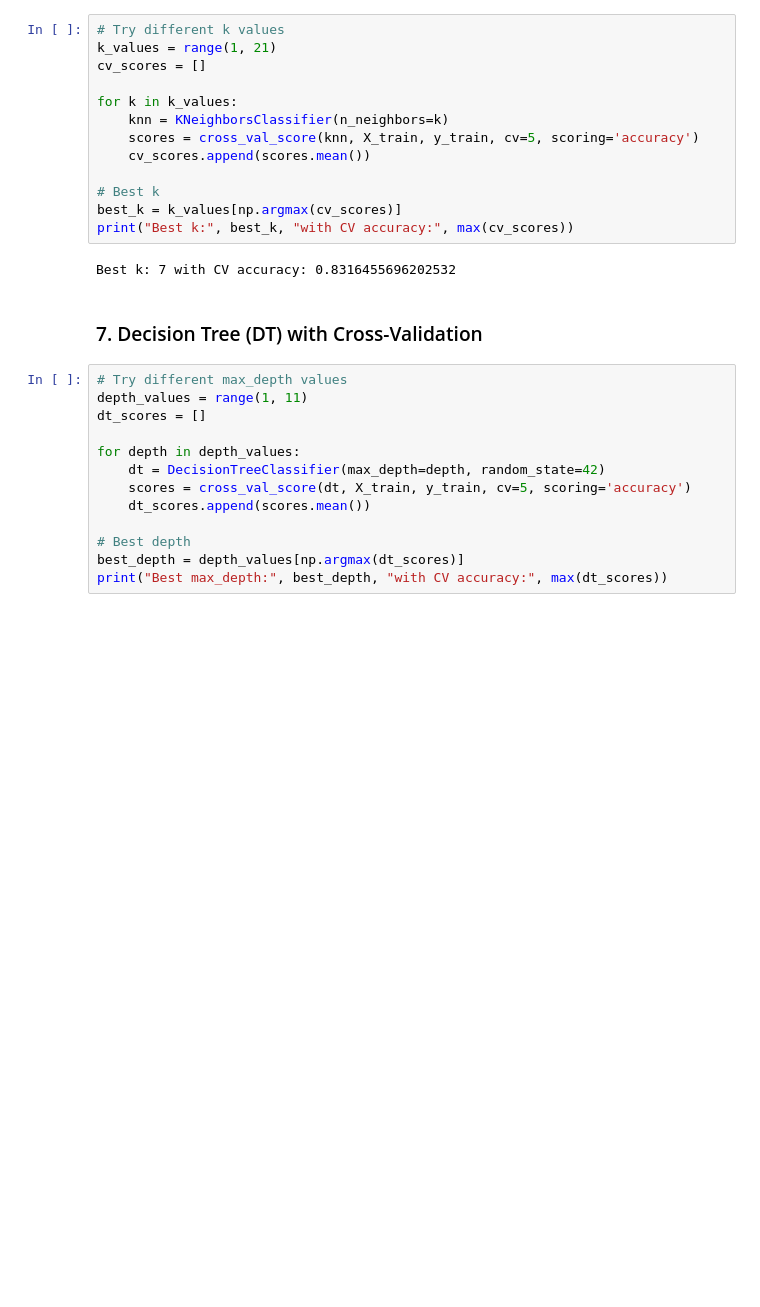
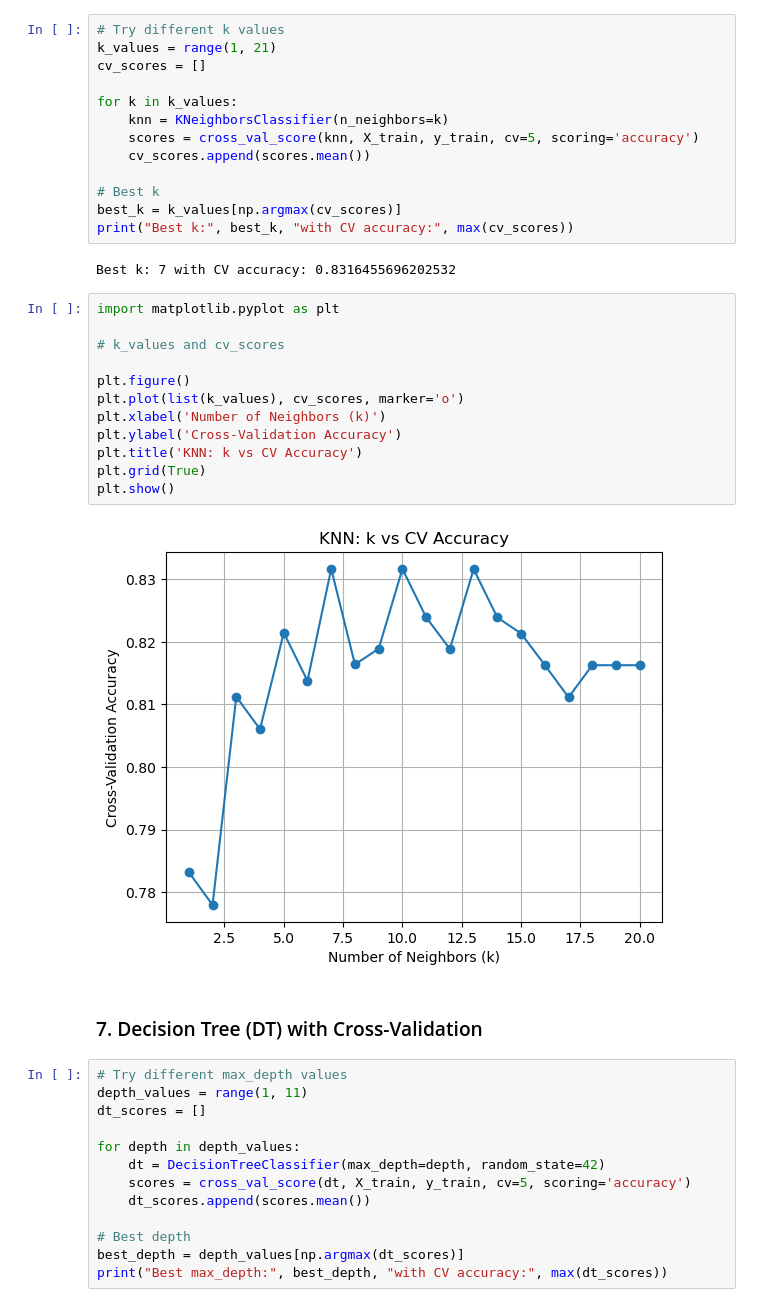
Before and after one commit to Hailegiorgisy/Credit_card_assignment, a Jupyter notebook: credit_card_analysis.ipynb, the cells around one changed output. Saved outputs shown, nothing was run; the diff lists cells and outputs as text; blank space fills up the shorter version.

```diff
--- a/credit_card_analysis.ipynb
+++ b/credit_card_analysis.ipynb
@@ -155,6 +155,20 @@ best_k = k_values[np.argmax(cv_scores)]
 print("Best k:", best_k, "with CV accuracy:", max(cv_scores))
 # %% [output]
 Best k: 7 with CV accuracy: 0.8316455696202532
+# %%
+import matplotlib.pyplot as plt
+
+# k_values and cv_scores
+
+plt.figure()
+plt.plot(list(k_values), cv_scores, marker='o')
+plt.xlabel('Number of Neighbors (k)')
+plt.ylabel('Cross-Validation Accuracy')
+plt.title('KNN: k vs CV Accuracy')
+plt.grid(True)
+plt.show()
+# %% [output]
+[figure, added]
 # %% [markdown]
 ### 7. Decision Tree (DT) with Cross-Validation
 # %%
```
Also changed, not shown: parts of 14 cells of this notebook.
